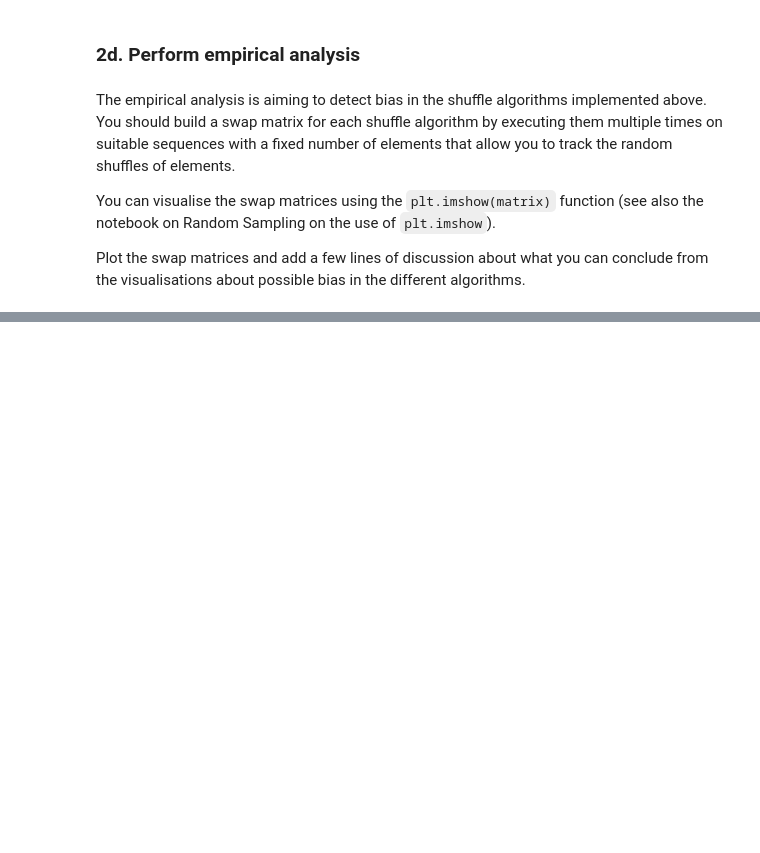
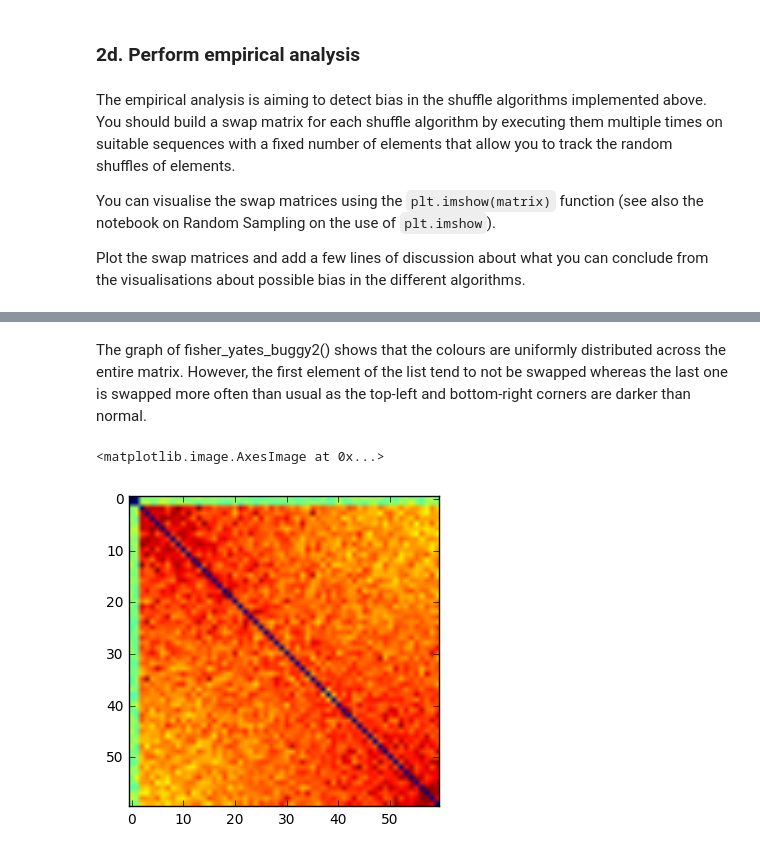
Before and after one commit to 94929/software-engineering-algorithms, a Jupyter notebook: src/B/2_shuffling.ipynb, the cells around one changed output, grey strips where cells are left out. Drawn from its saved outputs; the diff is of its cells as text; code cells hidden in the pictures; blank space fills up the shorter version.

```diff
--- a/src/B/2_shuffling.ipynb
+++ b/src/B/2_shuffling.ipynb
@@ -88,0 +146,16 @@ Plot the swap matrices and add a few lines of discussion about what you can conc
+# %% [markdown]
+The graph of fisher_yates_buggy2() shows that the colours are uniformly distributed across the entire matrix. However, the first element of the list tend to not be swapped whereas the last one is swapped more often than usual as the top-left and bottom-right corners are darker than normal.
+# %%
+### buggy fisher_yates_shuffle2(a)
+
+buggy_two_swap_matrix = [[0 for x in range(len(a))] for x in range(len(a))]
+
+for i in range(10000):
+    temp = list(range(len(a)))
+    fisher_yates_shuffle_buggy2(temp)
+    buggy_two_swap_matrix = diff(a, temp, buggy_two_swap_matrix)
+
+plt.imshow(buggy_two_swap_matrix)
+# %% [output]
+<matplotlib.image.AxesImage at 0x...>
+[figure, added]
```
Also changed, not shown: parts of 9 cells of this notebook.
